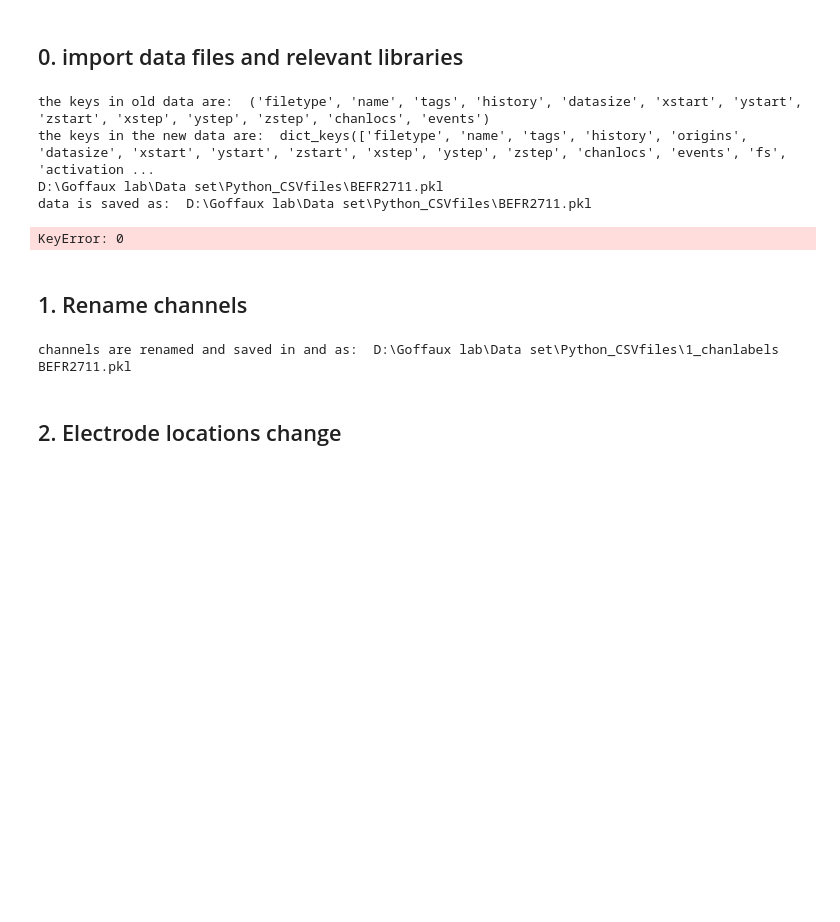
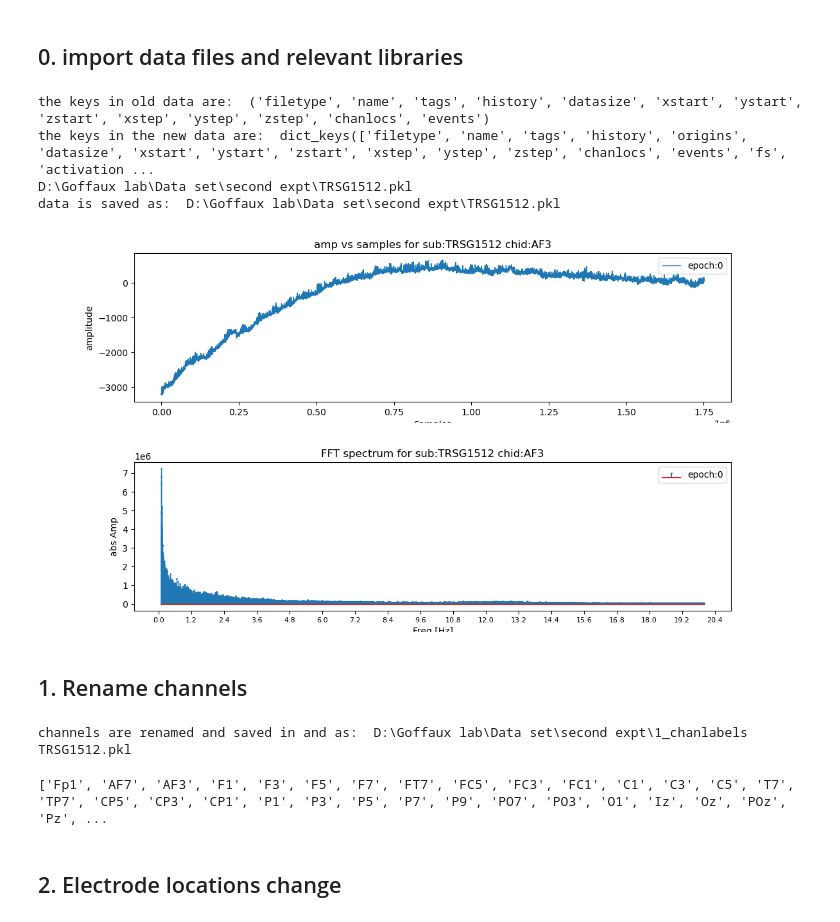
Before and after one commit to Bhargaverahkap/FPVS-Pypeline, a Jupyter notebook: FPVS_pypeline.ipynb, the cells around one changed output. Drawn from its saved outputs; the diff is of its cells as text; code cells hidden in the pictures; blank space fills up the shorter version.

```diff
--- a/FPVS_pypeline.ipynb
+++ b/FPVS_pypeline.ipynb
@@ -41,6 +46,7 @@ print(filepath)
 # %%
 # wish list:
 # 1. Add functionality for chanlocs and labels editing in this script
+
 %reset -f
 import scipy.io as sci
 from pathlib import Path
@@ -60,40 +66,42 @@ import cust_funcs as cf
 importlib.reload(cf)
 import ipympl
 
-folderpath=Path("D:\Goffaux lab\Data set\Python_CSVfiles\BEFR2711.mat")
+folderpath=Path("D:\Goffaux lab\Data set\second expt\TRSG1512.mat")
 subjid=folderpath.stem
 # folderpath=filepath
 matfilepath=folderpath.with_suffix(".mat")
 lw6filepath=folderpath.with_suffix(".lw6")
 
 # 1. load the file only after altering channel labels
 with h5py.File(matfilepath, 'r') as f:
     # List all variables
     mat_data = f['data'][:]
 
 # This section cleans the data and meta data to make it more python friendly
 mat_data = np.squeeze(mat_data)
 # metafilepath = matfilepath.with_suffix(".pkl")
 meta_data = cf.rebrand_lw6data(lw6filepath)
+meta_data["fs"] = 512 # only when dealing with the second expt
 
 #renaming the mat/lw6 filenames for saving the intermediary steps.
 metafilepath = matfilepath.with_suffix(".pkl")
 matfilepath = matfilepath.with_suffix(".npy")
 
 print(metafilepath)
 cf.saveMetadata(meta_data,metafilepath)
 np.save(matfilepath, mat_data)
 
 print("data is saved as: ", metafilepath)
 
 chid=3
 cf.showmeSummaryPlot(mat_data[:,chid-1],fs=np.squeeze(meta_data["fs"]),chname=meta_data["chanlocs"]["labels"][chid-1],subjid=subjid)
 # %% [output]
 the keys in old data are:  ('filetype', 'name', 'tags', 'history', 'datasize', 'xstart', 'ystart', 'zstart', 'xstep', 'ystep', 'zstep', 'chanlocs', 'events')
 the keys in the new data are:  dict_keys(['filetype', 'name', 'tags', 'history', 'origins', 'datasize', 'xstart', 'ystart', 'zstart', 'xstep', 'ystep', 'zstep', 'chanlocs', 'events', 'fs', 'activation ...
-D:\Goffaux lab\Data set\Python_CSVfiles\BEFR2711.pkl
-data is saved as:  D:\Goffaux lab\Data set\Python_CSVfiles\BEFR2711.pkl
+D:\Goffaux lab\Data set\second expt\TRSG1512.pkl
+data is saved as:  D:\Goffaux lab\Data set\second expt\TRSG1512.pkl
-KeyError: 0
+[figure, added]
+[figure, added]
 # %% [markdown]
 ## 1. Rename channels
 # %%
@@ -113,7 +121,11 @@ cf.saveMetadata(meta_data,metafilepath)
 np.save(matfilepath, mat_data)
 print("channels are renamed and saved in and as: ", metafilepath)
 # %% [output]
-channels are renamed and saved in and as:  D:\Goffaux lab\Data set\Python_CSVfiles\1_chanlabels BEFR2711.pkl
+channels are renamed and saved in and as:  D:\Goffaux lab\Data set\second expt\1_chanlabels TRSG1512.pkl
+# %%
+print(meta_data["chanlocs"]["labels"])
+# %% [output]
+['Fp1', 'AF7', 'AF3', 'F1', 'F3', 'F5', 'F7', 'FT7', 'FC5', 'FC3', 'FC1', 'C1', 'C3', 'C5', 'T7', 'TP7', 'CP5', 'CP3', 'CP1', 'P1', 'P3', 'P5', 'P7', 'P9', 'PO7', 'PO3', 'O1', 'Iz', 'Oz', 'POz', 'Pz', ...
 # %% [markdown]
 ## 2. Electrode locations change
 # %%
```
Also changed, not shown: parts of 35 cells of this notebook, 3 other files.
